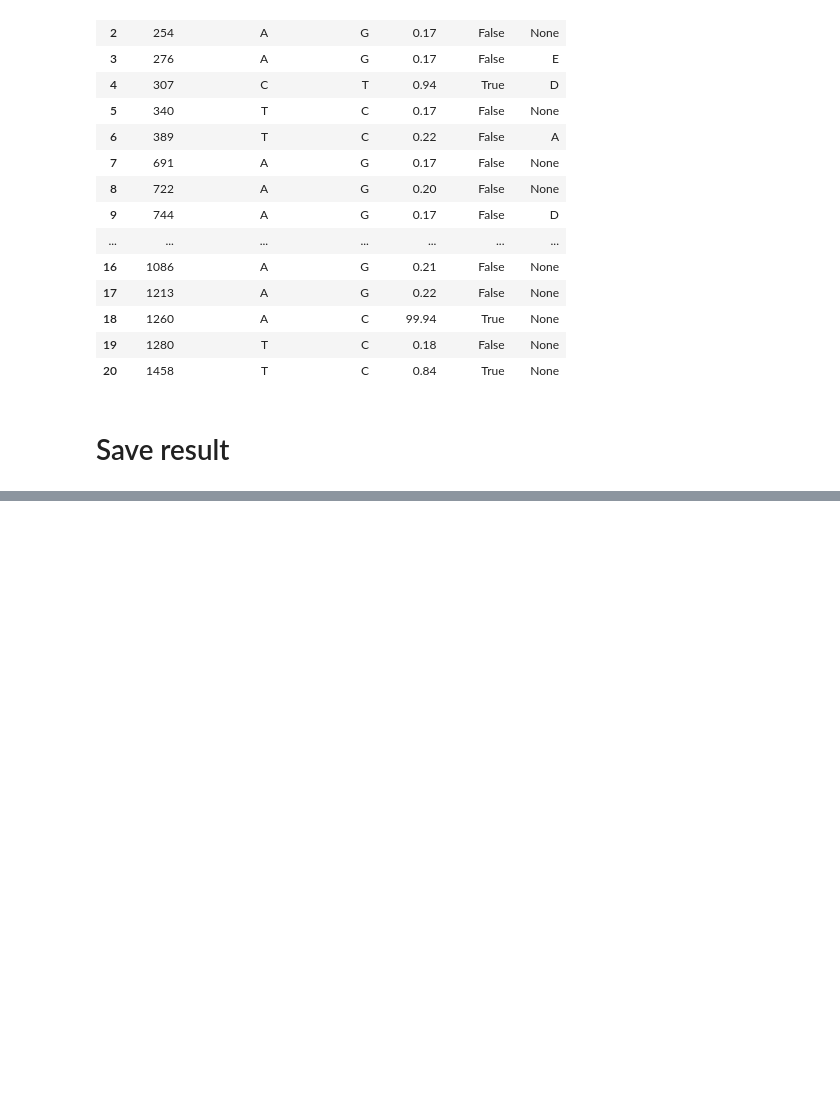
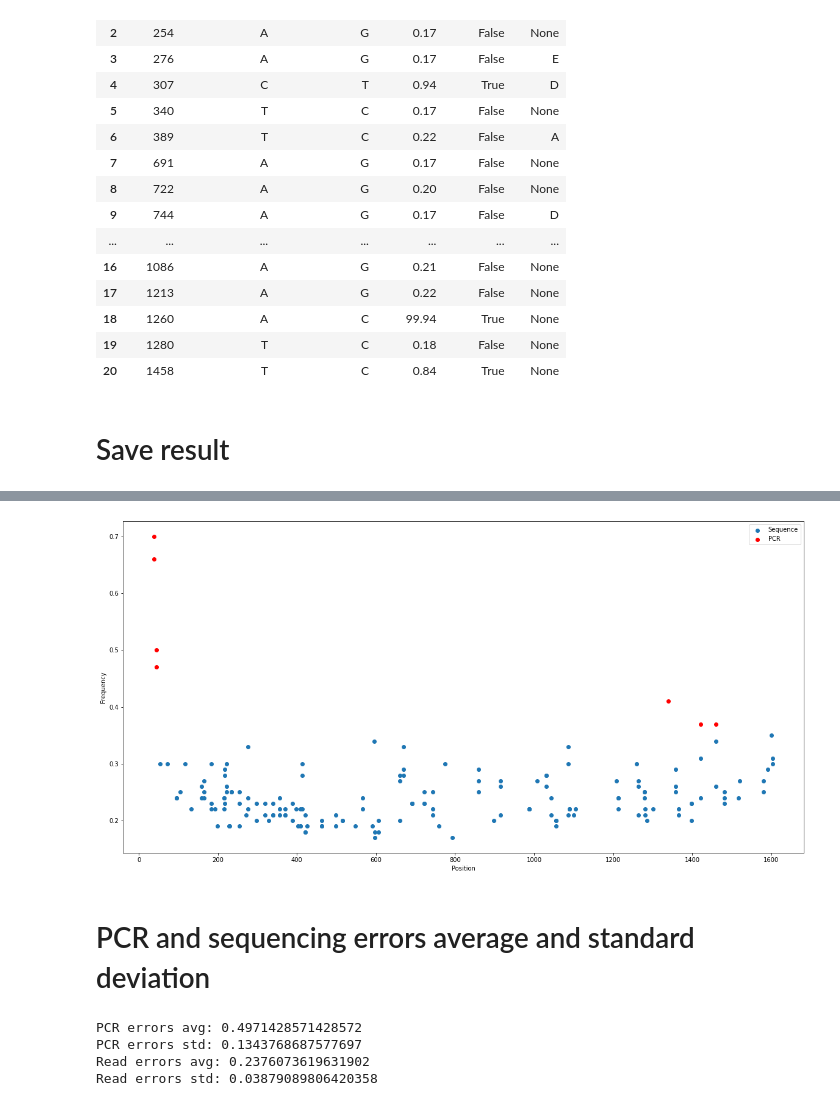
Before and after one commit to NikKonst/project2_flu, a Jupyter notebook: project2_flu_scripts/project2.ipynb, the cells around one changed output, grey strips where cells are left out. Cells and saved outputs as stored; diff of their text form; code cells hidden in the pictures; blank space fills up the shorter version.

```diff
--- a/project2_flu_scripts/project2.ipynb
+++ b/project2_flu_scripts/project2.ipynb
@@ -115,0 +131,26 @@ df_roommate.to_csv('raw_data/VarScan_results_roommate_sign_epits.csv')
+# %%
+df['in_range'] = False
+df.loc[(df['frequency'] > x1) & (df['frequency'] < x2), 'in_range'] = True
+
+plt.figure(figsize=(20,10))
+plt.scatter(df[df.in_range == True].position, df[df.in_range == True].frequency, label='Sequence')
+plt.scatter(df[df.in_range == False].position, df[df.in_range == False].frequency, c='r', label='PCR')
+plt.xlabel('Position')
+plt.ylabel('Frequency')
+plt.legend()
+plt.show()
+# %% [output]
+[figure, added]
+# %% [markdown]
+# PCR and sequencing errors average and standard deviation
+# %%
+print('PCR errors avg:', df[df.in_range == False].frequency.mean())
+print('PCR errors std:', df[df.in_range == False].frequency.std())
+
+print('Read errors avg:', df[df.in_range == True].frequency.mean())
+print('Read errors std:', df[df.in_range == True].frequency.std())
+# %% [output]
+PCR errors avg: 0.4971428571428572
+PCR errors std: 0.1343768687577697
+Read errors avg: 0.2376073619631902
+Read errors std: 0.03879089806420358
```
Also changed, not shown: parts of 2 cells of this notebook, 1 other file.
